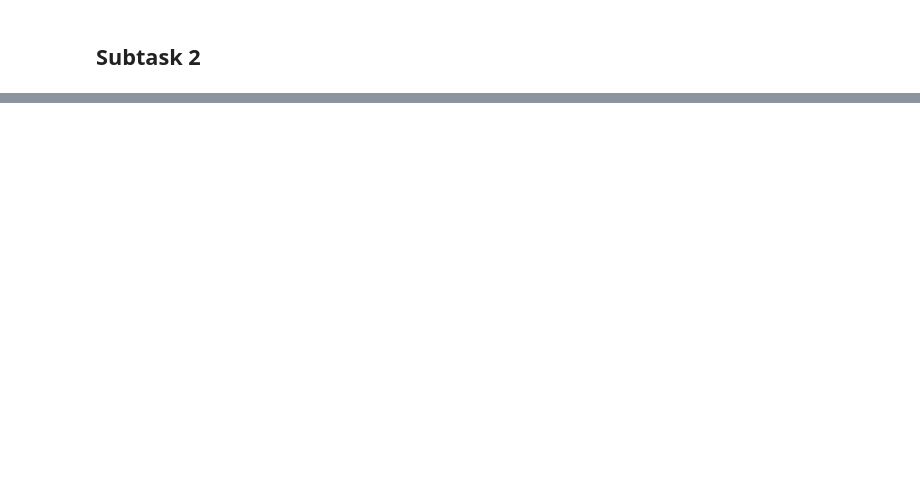
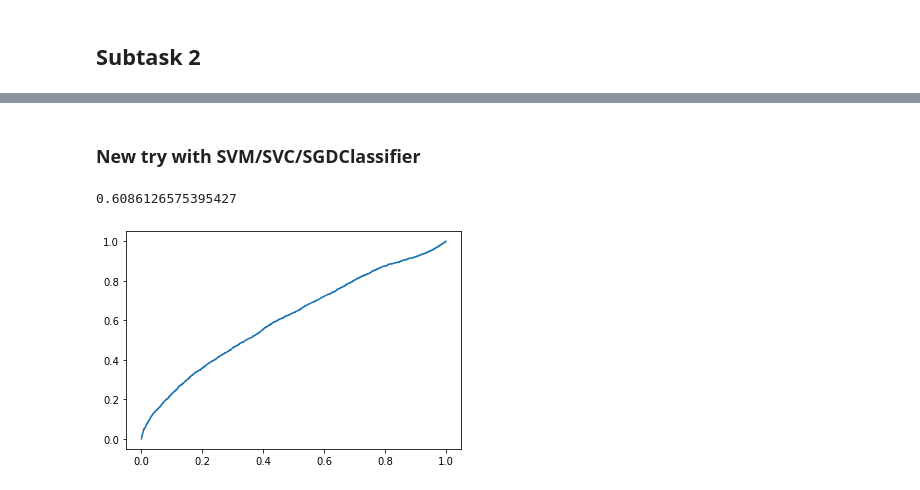
Before and after one commit to jonarivado/IML-Projects, a Jupyter notebook: Project 2/main.ipynb, the cells around one changed output, grey strips where cells are left out. Saved outputs shown, nothing was run; the diff lists cells and outputs as text; code cells hidden in the pictures; blank space fills up the shorter version.

```diff
--- a/Project 2/main.ipynb
+++ b/Project 2/main.ipynb
@@ -201,0 +185,18 @@ Epoch 20/20
+# %% [markdown]
+### New try with SVM/SVC/SGDClassifier
+# %%
+#SGD Classifier
+from sklearn.linear_model import SGDClassifier
+sgd = SGDClassifier(loss='log', penalty='l2', class_weight='balanced', warm_start=True)
+sgd.fit(X_train, np.ravel(y_train))
+y_pred = sgd.predict_proba(X_test)
+# %%
+#calculate the AUC ROC score
+from sklearn.metrics import roc_auc_score
+from sklearn.metrics import roc_curve
+fpr, tpr, thresholds = roc_curve(y_test, y_pred)
+plt.plot(fpr, tpr)
+print(roc_auc_score(y_test, y_pred))
+# %% [output]
+0.6086126575395427
+[figure, added]
```
Also changed, not shown: parts of 12 cells of this notebook, 2 other files.
